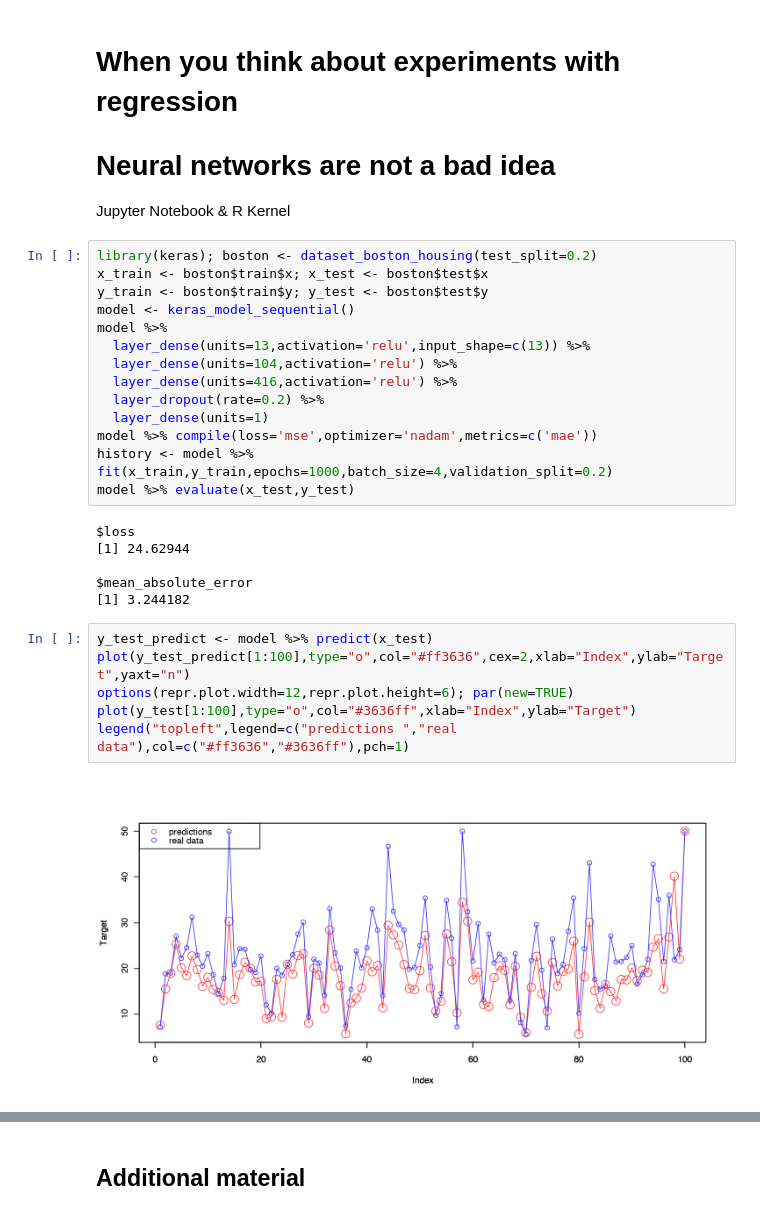
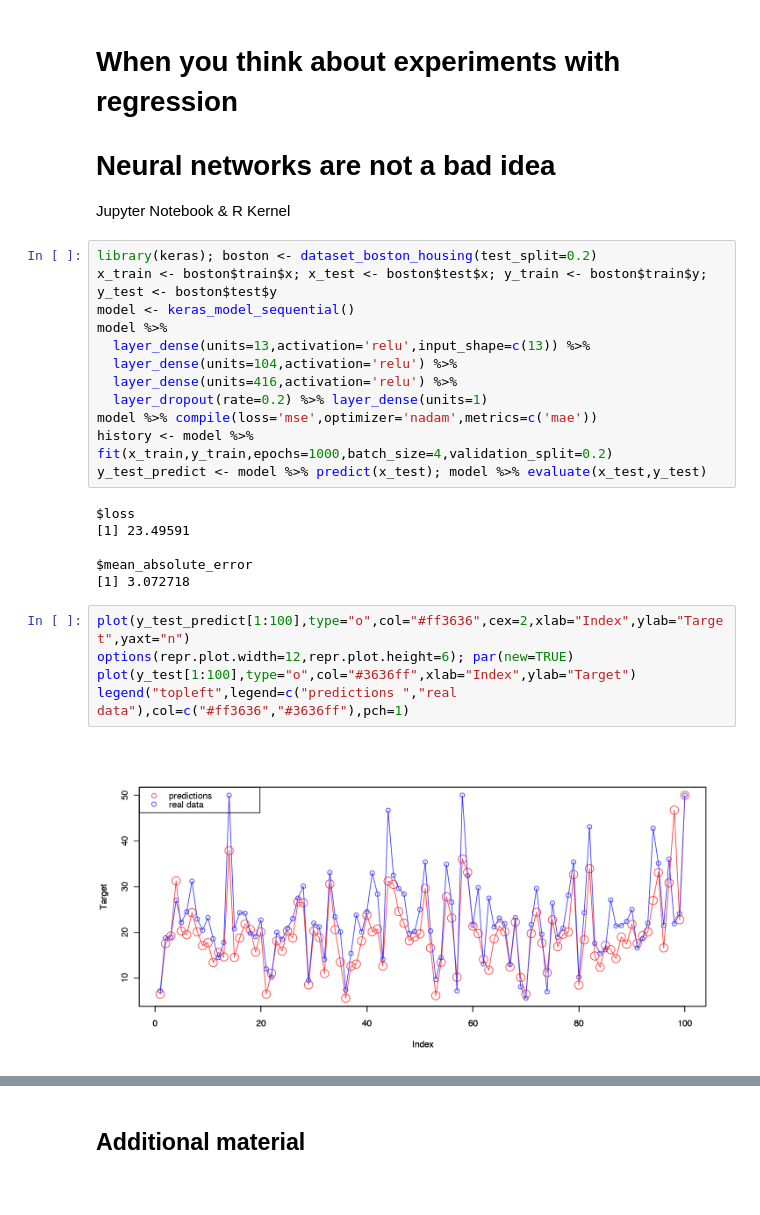
Before and after one commit to OlgaBelitskaya/instagram, a Jupyter notebook: instagram_r.ipynb, the cells around one changed output, grey strips where cells are left out. Cells and saved outputs as stored; diff of their text form.

```diff
--- a/instagram_r.ipynb
+++ b/instagram_r.ipynb
@@ -121,29 +121,26 @@ pie3D(v,theta=pi/4,labels=l,shade=0.7,border='slategray',
 Jupyter Notebook & R Kernel
 # %%
 library(keras); boston <- dataset_boston_housing(test_split=0.2)
-x_train <- boston$train$x; x_test <- boston$test$x
-y_train <- boston$train$y; y_test <- boston$test$y
+x_train <- boston$train$x; x_test <- boston$test$x; y_train <- boston$train$y; y_test <- boston$test$y
 model <- keras_model_sequential()
 model %>%
   layer_dense(units=13,activation='relu',input_shape=c(13)) %>%
   layer_dense(units=104,activation='relu') %>%
   layer_dense(units=416,activation='relu') %>%
-  layer_dropout(rate=0.2) %>%
-  layer_dense(units=1)
+  layer_dropout(rate=0.2) %>% layer_dense(units=1)
 model %>% compile(loss='mse',optimizer='nadam',metrics=c('mae'))
 history <- model %>% fit(x_train,y_train,epochs=1000,batch_size=4,validation_split=0.2)
-model %>% evaluate(x_test,y_test)
+y_test_predict <- model %>% predict(x_test); model %>% evaluate(x_test,y_test)
 # %% [output]
 $loss
-[1] 24.62944
+[1] 23.49591
 
 $mean_absolute_error
-[1] 3.244182
+[1] 3.072718
 # %%
-y_test_predict <- model %>% predict(x_test)
 plot(y_test_predict[1:100],type="o",col="#ff3636",cex=2,xlab="Index",ylab="Target",yaxt="n")
 options(repr.plot.width=12,repr.plot.height=6); par(new=TRUE)
 plot(y_test[1:100],type="o",col="#3636ff",xlab="Index",ylab="Target")
 legend("topleft",legend=c("predictions ","real data"),col=c("#ff3636","#3636ff"),pch=1)
 # %% [output]
-[figure, old version]
+[figure, new version]
```
Also changed, not shown: parts of 2 cells of this notebook.
